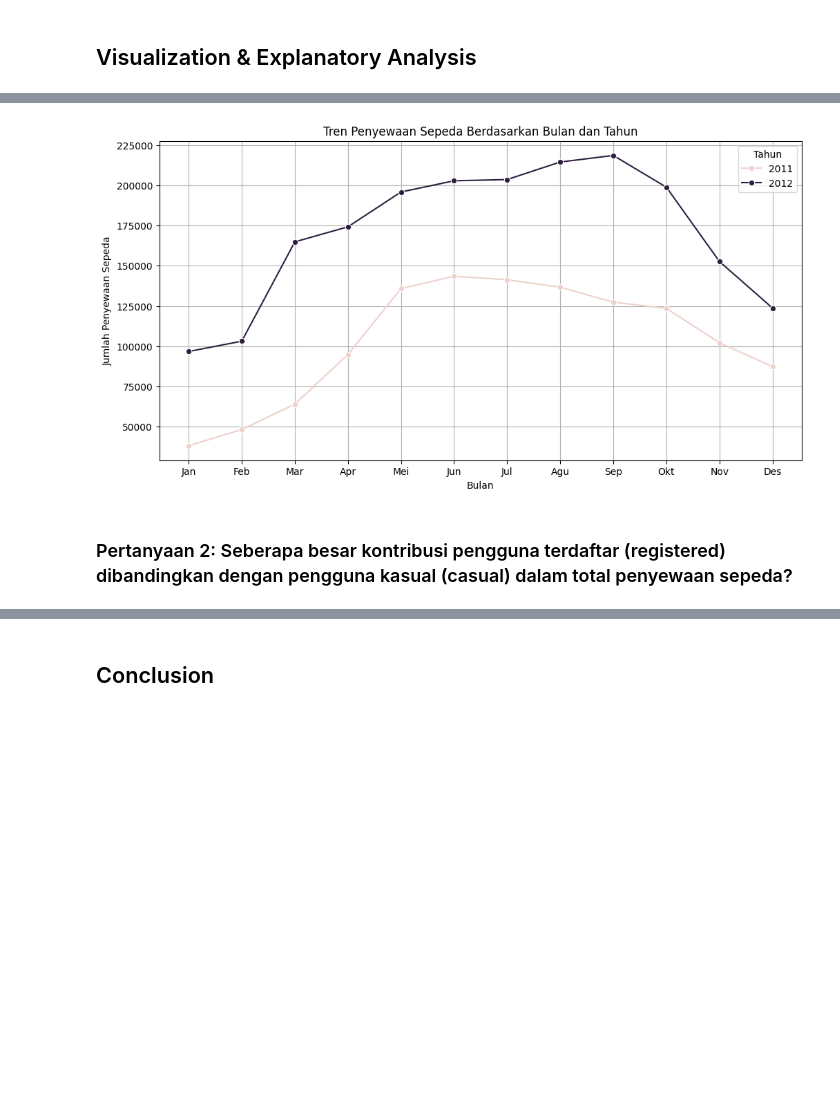
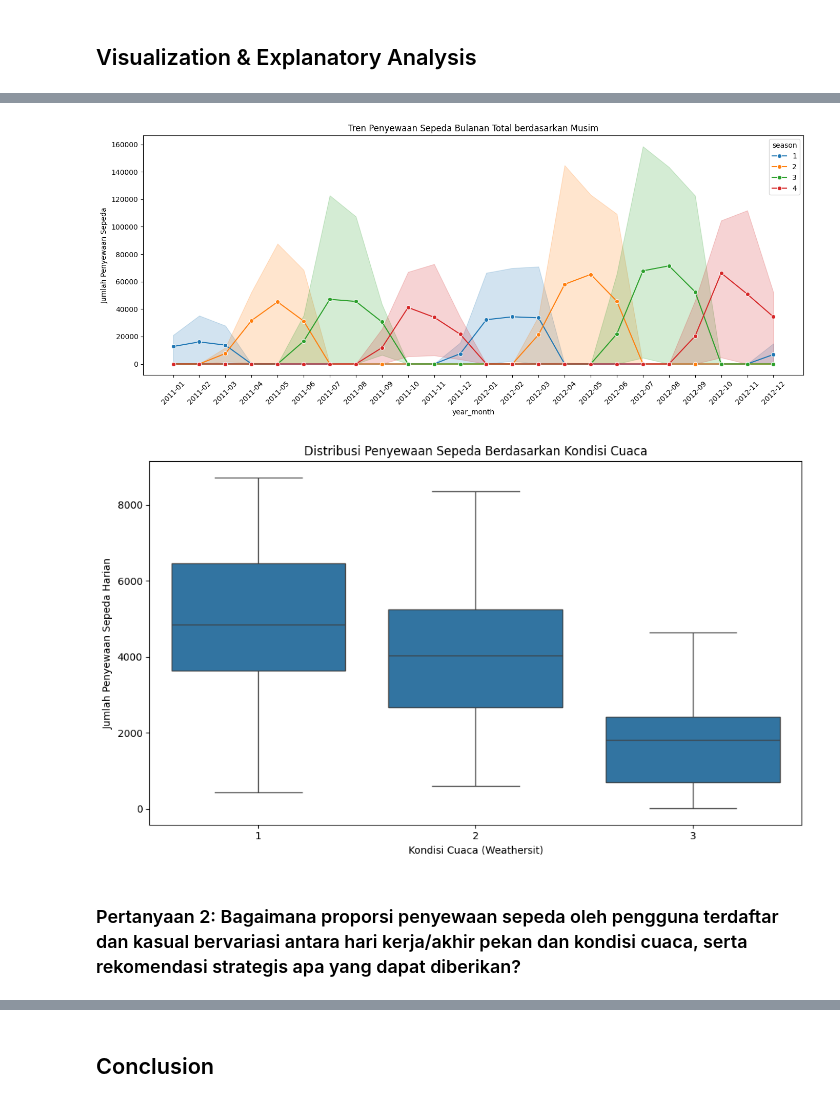
Before and after one commit to setiady16/submission-bike-trend, a Jupyter notebook: notebook.ipynb, the cells around one changed output, grey strips where cells are left out. Drawn from its saved outputs; the diff is of its cells as text; code cells hidden in the pictures; blank space fills up the shorter version.

```diff
--- a/notebook.ipynb
+++ b/notebook.ipynb
@@ -703,31 +722,36 @@ df_seasonal_agg.head(12)
-# %%
-# Ambil kolom yang diperlukan dan buat salinan
-df2 = df_day[['dteday', 'cnt']].copy()
-
-# Konversi dteday ke format datetime
-df2['dteday'] = pd.to_datetime(df2['dteday'])
-
-# Tambahkan kolom tahun dan bulan
-df2['year'] = df2['dteday'].dt.year
-df2['month'] = df2['dteday'].dt.month
-
-# Agregasi jumlah penyewaan sepeda per bulan dan tahun
-df_monthly = df2.groupby(['year', 'month'])['cnt'].sum().reset_index()
-
-# Visualisasi pola musiman
-plt.figure(figsize=(12, 6))
-sns.lineplot(data=df_monthly, x='month', y='cnt', hue='year', marker='o')
-plt.title("Tren Penyewaan Sepeda Berdasarkan Bulan dan Tahun")
-plt.xlabel("Bulan")
-plt.ylabel("Jumlah Penyewaan Sepeda")
-plt.xticks(ticks=range(1, 13), labels=[
-    "Jan", "Feb", "Mar", "Apr", "Mei", "Jun", "Jul", "Agu", "Sep", "Okt", "Nov", "Des"
-])
-plt.legend(title="Tahun")
-plt.grid(True)
-plt.show()
-# %% [output]
-[figure, removed]
-# %% [markdown]
-### Pertanyaan 2: Seberapa besar kontribusi pengguna terdaftar (registered) dibandingkan dengan pengguna kasual (casual) dalam total penyewaan sepeda?
+# %%
+import pandas as pd
+import matplotlib.pyplot as plt
+import seaborn as sns
+
+# Siapkan data dengan kolom yang diperlukan
+df_seasonal = df_day[['dteday', 'cnt', 'registered', 'casual', 'season', 'weathersit']].copy()
+df_seasonal['dteday'] = pd.to_datetime(df_seasonal['dteday'])
+df_seasonal['year_month'] = df_seasonal['dteday'].dt.to_period('M').astype(str)
+
+# Agregasi bulanan untuk total, registered, casual
+df_agg = df_seasonal.groupby(['year_month', 'season', 'weathersit'])[['cnt', 'registered', 'casual']].sum().reset_index()
+
+# Visualisasi total, registered, casual per musim
+plt.figure(figsize=(14,6))
+sns.lineplot(data=df_agg, x='year_month', y='cnt', hue='season', marker='o')
+plt.title("Tren Penyewaan Sepeda Bulanan Total berdasarkan Musim")
+plt.xticks(rotation=45)
+plt.ylabel("Jumlah Penyewaan Sepeda")
+plt.tight_layout()
+plt.show()
+
+# Visualisasi per kondisi cuaca
+plt.figure(figsize=(10,6))
+sns.boxplot(data=df_seasonal, x='weathersit', y='cnt')
+plt.title("Distribusi Penyewaan Sepeda Berdasarkan Kondisi Cuaca")
+plt.xlabel("Kondisi Cuaca (Weathersit)")
+plt.ylabel("Jumlah Penyewaan Sepeda Harian")
+plt.tight_layout()
+plt.show()
+# %% [output]
+[figure, added]
+[figure, added]
+# %% [markdown]
+### Pertanyaan 2: Bagaimana proporsi penyewaan sepeda oleh pengguna terdaftar dan kasual bervariasi antara hari kerja/akhir pekan dan kondisi cuaca, serta rekomendasi strategis apa yang dapat diberikan?
 # %%
```
Also changed, not shown: parts of 21 cells of this notebook, 1 other file.
